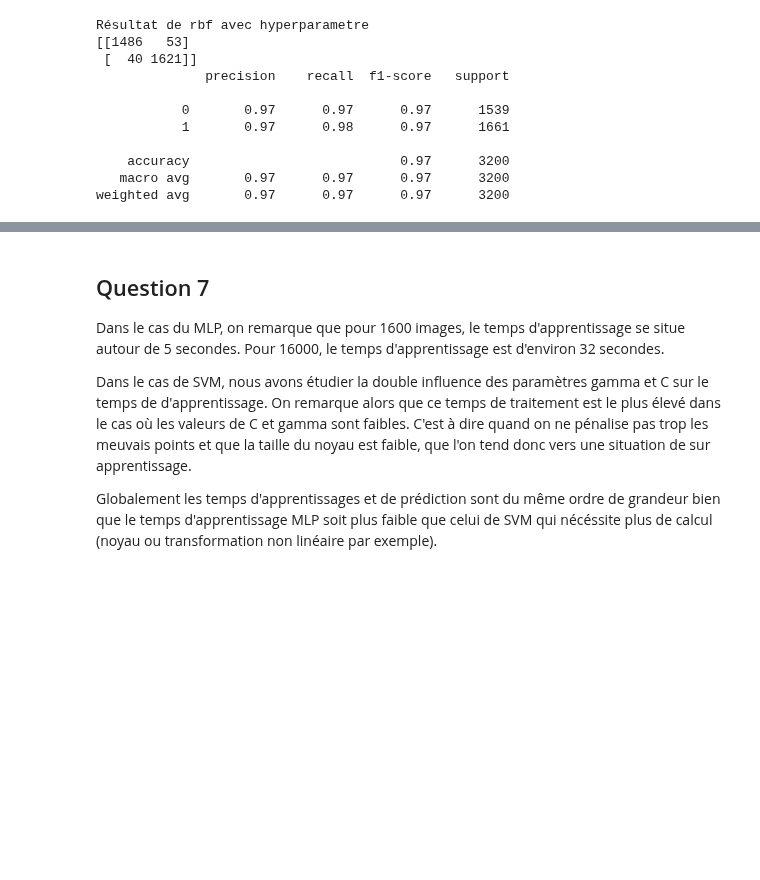
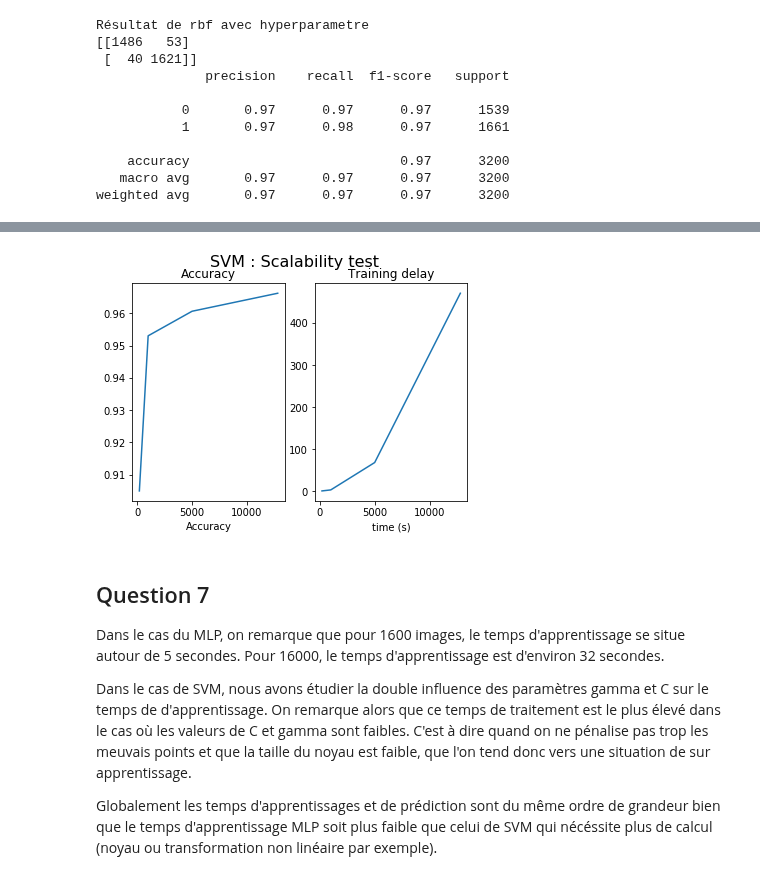
Before and after one commit to David-LETINAUD/GTI770, a Jupyter notebook: GTI770_Laboratoire3_-_BLEA14058906_LETD05129708_LIOT20069605/GTI770-TP03.ipynb, the cells around one changed output, grey strips where cells are left out. Saved outputs shown, nothing was run; the diff lists cells and outputs as text; code cells hidden in the pictures; blank space fills up the shorter version.

```diff
--- a/GTI770_Laboratoire3_-_BLEA14058906_LETD05129708_LIOT20069605/GTI770-TP03.ipynb
+++ b/GTI770_Laboratoire3_-_BLEA14058906_LETD05129708_LIOT20069605/GTI770-TP03.ipynb
@@ -420,3 +420,15 @@ Résultat de rbf avec hyperparametre
     accuracy                           0.97      3200
    macro avg       0.97      0.97      0.97      3200
 weighted avg       0.97      0.97      0.97      3200
+# %%
+training_size = [200, 1000,5000,12800]
+acc_history =[]
+time_history=[]
+X_grid,Y_grid = get_data_GridSearch()
+# %%
+for size in training_size:
+    start=time.time()
+    Grid=GridSearch_bestparam(X_grid[:size],Y_grid[:size])
+    end = time.time()
+    time_history.append(end-start)
+    acc_history.append(Grid.best_score_)
@@ -423,3 +456,9 @@ weighted avg       0.97      0.97      0.97      3200
+# %%
+
+title= "SVM : Scalability test"
+plot_sclability_svm(acc_history, training_size,time_history,title)
+# %% [output]
+[figure, added]
 # %% [markdown]
 ## Question 7
 
```
Also changed, not shown: parts of 2 cells of this notebook.
